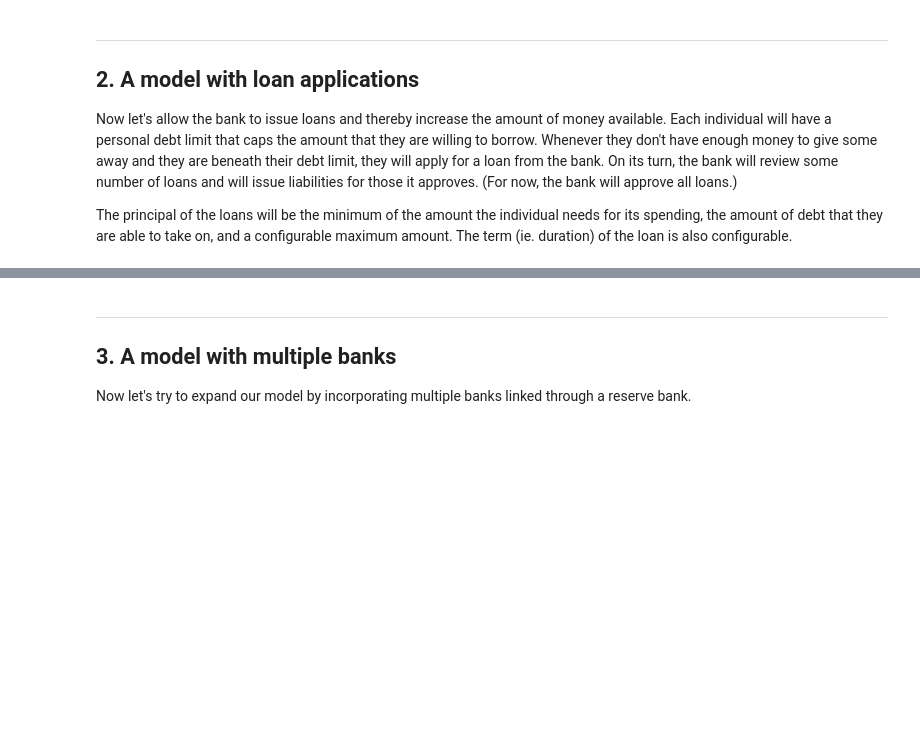
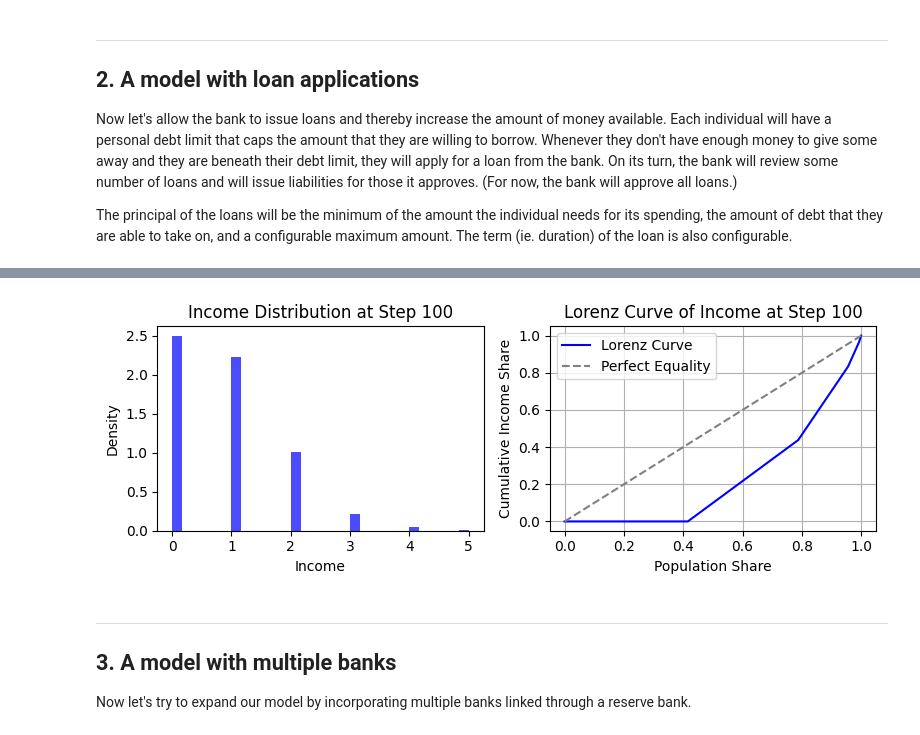
Before and after one commit to fillstaley/econolab, a Jupyter notebook: models/boltzmann-banking/boltzmann-banking.ipynb, the cells around one changed output, grey strips where cells are left out. Cells and saved outputs as stored; diff of their text form; code cells hidden in the pictures; blank space fills up the shorter version.

```diff
--- a/models/boltzmann-banking/boltzmann-banking.ipynb
+++ b/models/boltzmann-banking/boltzmann-banking.ipynb
@@ -117,3 +121,7 @@ plot.individual_wealth_distribution(loans_model)
+# %%
+plot.individual_income_distribution(loans_model)
+# %% [output]
+[figure, added]
 # %% [markdown]
 
 ---
```
Also changed, not shown: parts of 14 cells of this notebook, 2 other files.
